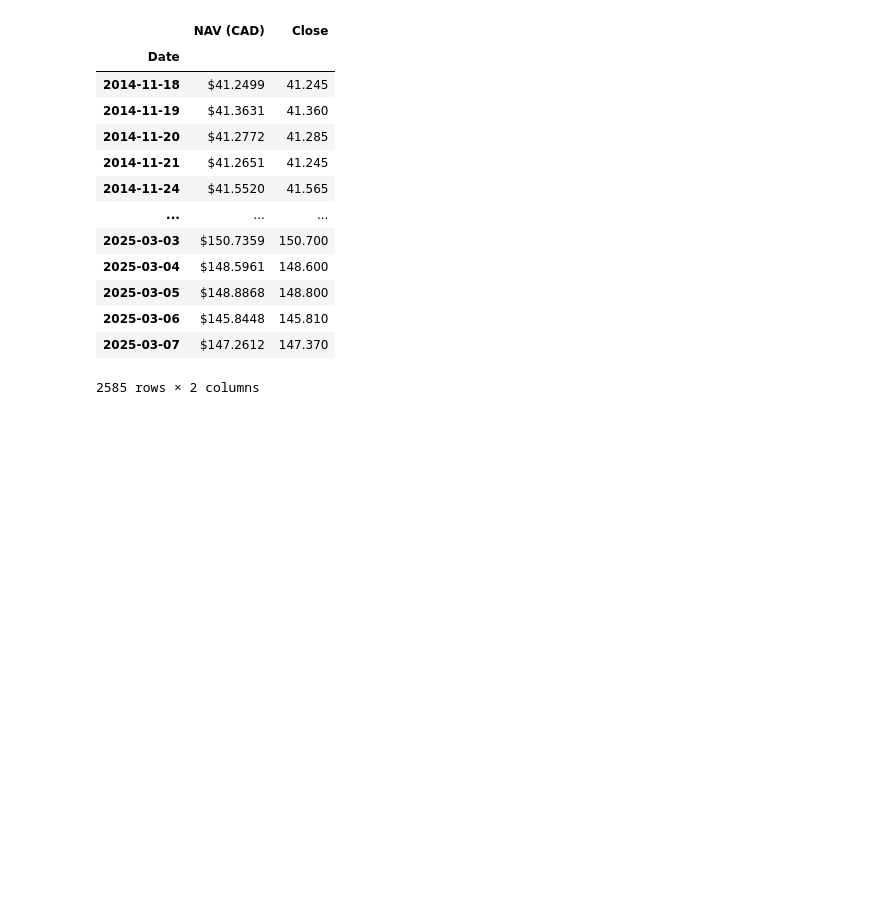
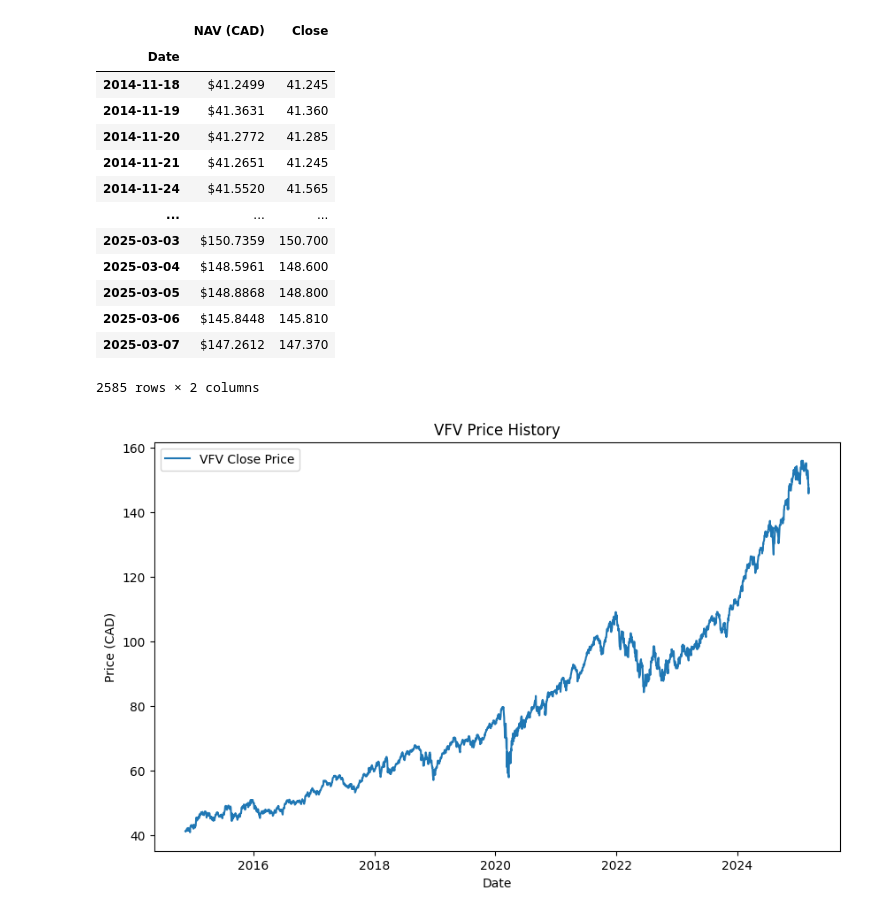
Before and after one commit to umeanougo/financial-portfolio-analysis, a Jupyter notebook: notebooks/volatility_risk_analysis.ipynb, the cells around one changed output. Cells and saved outputs as stored; diff of their text form; code cells hidden in the pictures; blank space fills up the shorter version.

```diff
--- a/notebooks/volatility_risk_analysis.ipynb
+++ b/notebooks/volatility_risk_analysis.ipynb
@@ -30,3 +30,14 @@ vfv_data
 | 2025-03-06 | $145.8448 | 145.810 |
 | 2025-03-07 | $147.2612 | 147.370 |
 2585 rows × 2 columns
+# %%
+# Visualize Price History
+plt.figure(figsize=(10,6))
+plt.plot(vfv_data['Close'], label='VFV Close Price')
+plt.title('VFV Price History')
+plt.xlabel('Date')
+plt.ylabel('Price (CAD)')
+plt.legend()
+plt.show()
+# %% [output]
+[figure, added]
```
Also changed, not shown: parts of 11 cells of this notebook, 3 other files.
